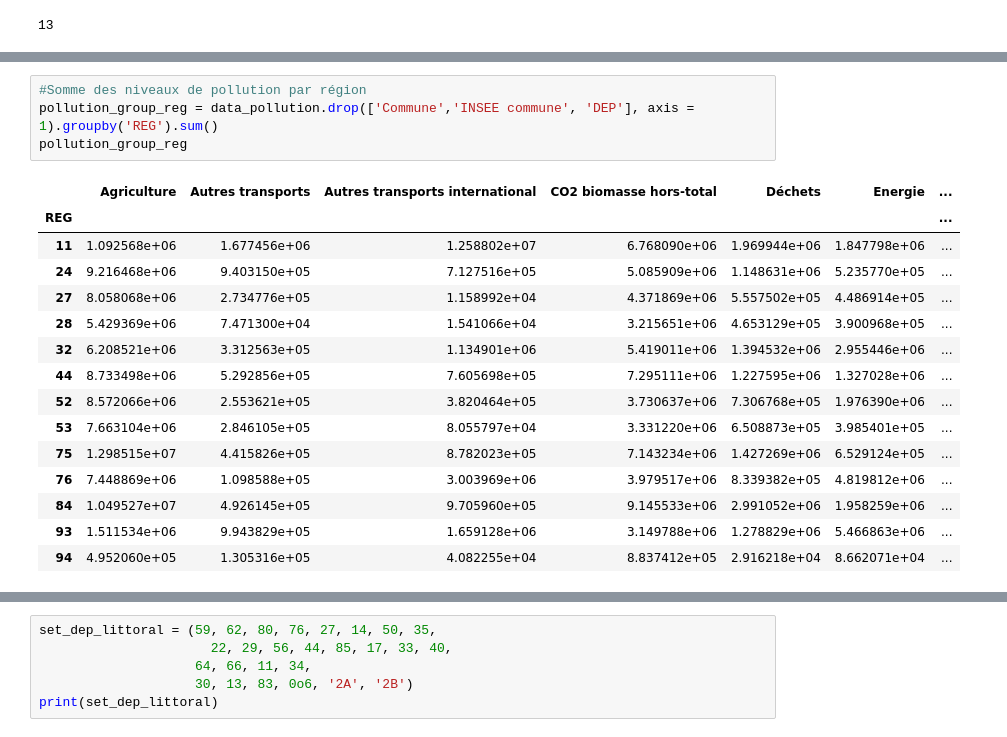
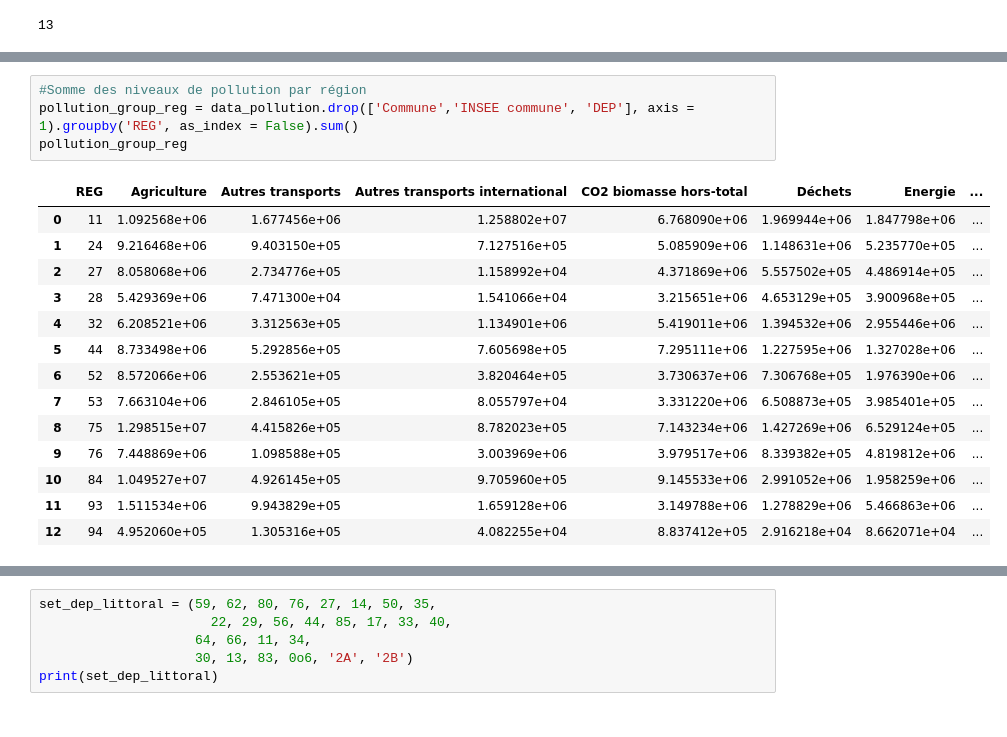
Before and after one commit to tpaquier/Python_DS, a Jupyter notebook: base_pollution_code.ipynb, the cells around one changed output, grey strips where cells are left out. Drawn from its saved outputs; the diff is of its cells as text.

Commit message:
Modification table pollution_group_reg
Ajout d'une colonne avec le nom de la région pour pouvoir faire des graph propres ensuite avec.

```diff
--- a/base_pollution_code.ipynb
+++ b/base_pollution_code.ipynb
@@ -114,20 +116,19 @@ pollution_group_dep
 # %%
 #Somme des niveaux de pollution par région
-pollution_group_reg = data_pollution.drop(['Commune','INSEE commune', 'DEP'], axis = 1).groupby('REG').sum()
+pollution_group_reg = data_pollution.drop(['Commune','INSEE commune', 'DEP'], axis = 1).groupby('REG', as_index = False).sum()
 pollution_group_reg
 # %% [output]
-|  | Agriculture | Autres transports | Autres transports international | CO2 biomasse hors-total | Déchets | Energie | ... |
-| REG |  |  |  |  |  |  | ... |
-| 11 | 1.092568e+06 | 1.677456e+06 | 1.258802e+07 | 6.768090e+06 | 1.969944e+06 | 1.847798e+06 | ... |
-| 24 | 9.216468e+06 | 9.403150e+05 | 7.127516e+05 | 5.085909e+06 | 1.148631e+06 | 5.235770e+05 | ... |
-| 27 | 8.058068e+06 | 2.734776e+05 | 1.158992e+04 | 4.371869e+06 | 5.557502e+05 | 4.486914e+05 | ... |
-| 28 | 5.429369e+06 | 7.471300e+04 | 1.541066e+04 | 3.215651e+06 | 4.653129e+05 | 3.900968e+05 | ... |
-| 32 | 6.208521e+06 | 3.312563e+05 | 1.134901e+06 | 5.419011e+06 | 1.394532e+06 | 2.955446e+06 | ... |
-| 44 | 8.733498e+06 | 5.292856e+05 | 7.605698e+05 | 7.295111e+06 | 1.227595e+06 | 1.327028e+06 | ... |
-| 52 | 8.572066e+06 | 2.553621e+05 | 3.820464e+05 | 3.730637e+06 | 7.306768e+05 | 1.976390e+06 | ... |
-| 53 | 7.663104e+06 | 2.846105e+05 | 8.055797e+04 | 3.331220e+06 | 6.508873e+05 | 3.985401e+05 | ... |
-| 75 | 1.298515e+07 | 4.415826e+05 | 8.782023e+05 | 7.143234e+06 | 1.427269e+06 | 6.529124e+05 | ... |
-| 76 | 7.448869e+06 | 1.098588e+05 | 3.003969e+06 | 3.979517e+06 | 8.339382e+05 | 4.819812e+06 | ... |
-| 84 | 1.049527e+07 | 4.926145e+05 | 9.705960e+05 | 9.145533e+06 | 2.991052e+06 | 1.958259e+06 | ... |
-| 93 | 1.511534e+06 | 9.943829e+05 | 1.659128e+06 | 3.149788e+06 | 1.278829e+06 | 5.466863e+06 | ... |
-| 94 | 4.952060e+05 | 1.305316e+05 | 4.082255e+04 | 8.837412e+05 | 2.916218e+04 | 8.662071e+04 | ... |
+|  | REG | Agriculture | Autres transports | Autres transports international | CO2 biomasse hors-total | Déchets | Energie | ... |
+| 0 | 11 | 1.092568e+06 | 1.677456e+06 | 1.258802e+07 | 6.768090e+06 | 1.969944e+06 | 1.847798e+06 | ... |
+| 1 | 24 | 9.216468e+06 | 9.403150e+05 | 7.127516e+05 | 5.085909e+06 | 1.148631e+06 | 5.235770e+05 | ... |
+| 2 | 27 | 8.058068e+06 | 2.734776e+05 | 1.158992e+04 | 4.371869e+06 | 5.557502e+05 | 4.486914e+05 | ... |
+| 3 | 28 | 5.429369e+06 | 7.471300e+04 | 1.541066e+04 | 3.215651e+06 | 4.653129e+05 | 3.900968e+05 | ... |
+| 4 | 32 | 6.208521e+06 | 3.312563e+05 | 1.134901e+06 | 5.419011e+06 | 1.394532e+06 | 2.955446e+06 | ... |
+| 5 | 44 | 8.733498e+06 | 5.292856e+05 | 7.605698e+05 | 7.295111e+06 | 1.227595e+06 | 1.327028e+06 | ... |
+| 6 | 52 | 8.572066e+06 | 2.553621e+05 | 3.820464e+05 | 3.730637e+06 | 7.306768e+05 | 1.976390e+06 | ... |
+| 7 | 53 | 7.663104e+06 | 2.846105e+05 | 8.055797e+04 | 3.331220e+06 | 6.508873e+05 | 3.985401e+05 | ... |
+| 8 | 75 | 1.298515e+07 | 4.415826e+05 | 8.782023e+05 | 7.143234e+06 | 1.427269e+06 | 6.529124e+05 | ... |
+| 9 | 76 | 7.448869e+06 | 1.098588e+05 | 3.003969e+06 | 3.979517e+06 | 8.339382e+05 | 4.819812e+06 | ... |
+| 10 | 84 | 1.049527e+07 | 4.926145e+05 | 9.705960e+05 | 9.145533e+06 | 2.991052e+06 | 1.958259e+06 | ... |
+| 11 | 93 | 1.511534e+06 | 9.943829e+05 | 1.659128e+06 | 3.149788e+06 | 1.278829e+06 | 5.466863e+06 | ... |
+| 12 | 94 | 4.952060e+05 | 1.305316e+05 | 4.082255e+04 | 8.837412e+05 | 2.916218e+04 | 8.662071e+04 | ... |
```
Also changed, not shown: parts of 5 cells of this notebook.
